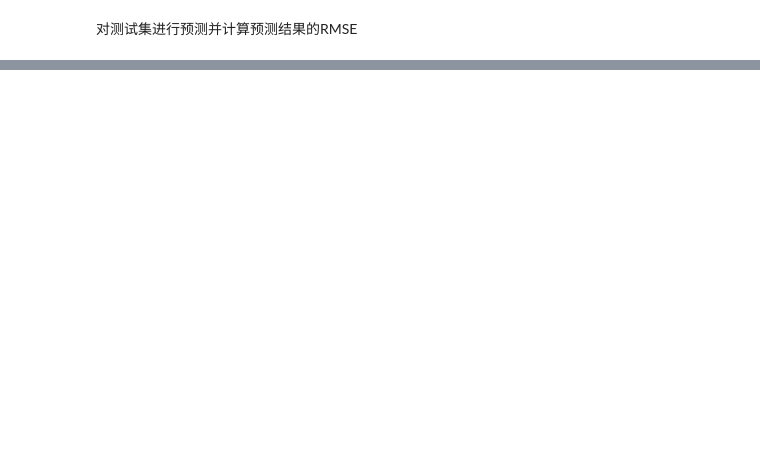
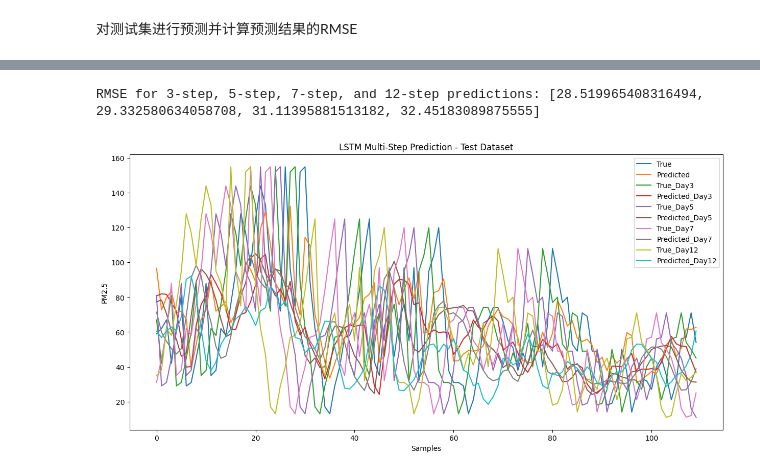
Before and after one commit to 1yangliwen/mathematical-modeling, a Jupyter notebook: C题：空气质量预测.ipynb, the cells around one changed output, grey strips where cells are left out. Cells and saved outputs as stored; diff of their text form; code cells hidden in the pictures; blank space fills up the shorter version.

```diff
--- a/C题：空气质量预测.ipynb
+++ b/C题：空气质量预测.ipynb
@@ -377,0 +648,41 @@ print(f"Test RMSE: {rmse}")
+# %%
+def evaluate_multistep_rmse(y_true, y_pred):
+    rmse = np.sqrt(mean_squared_error(y_true, y_pred))
+    return rmse
+
+def predict_multistep(model, X_test, num_steps):
+    y_pred = model.predict(X_test)
+    return y_pred[:, :num_steps]
+
+# 计算3步、5步、7步、12步预测的RMSE
+steps_to_evaluate = [3, 5, 7, 12]
+rmses = []
+
+#y_pred_multistep = predict_multistep(model, multistep_test_x, num_steps)
+right_side = 110
+for num_steps in steps_to_evaluate:
+    rmse = evaluate_multistep_rmse(multistep_test_y[:right_side, num_steps-1], y_pred_multistep[:right_side, num_steps-1])
+    rmses.append(rmse)
+
+print("RMSE for 3-step, 5-step, 7-step, and 12-step predictions:", rmses)
+
+# 可视化预测结果
+plt.figure(figsize=(15, 7))
+plt.plot(range(len(multistep_test_y[:110, 0])), multistep_test_y[:110, 0], label="True")
+plt.plot(range(len(y_pred_multistep[:110, 0])), y_pred_multistep[:110, 0], label="Predicted")
+plt.plot(range(len(multistep_test_y[:110, 2])), multistep_test_y[:110, 2], label="True_Day3")
+plt.plot(range(len(y_pred_multistep[:110, 2])), y_pred_multistep[:110, 2], label="Predicted_Day3")
+plt.plot(range(len(multistep_test_y[:110, 0])), multistep_test_y[:110, 5], label="True_Day5")
+plt.plot(range(len(y_pred_multistep[:110, 0])), y_pred_multistep[:110, 5], label="Predicted_Day5")
+plt.plot(range(len(multistep_test_y[:110, 0])), multistep_test_y[:110, 7], label="True_Day7")
+plt.plot(range(len(y_pred_multistep[:110, 0])), y_pred_multistep[:110, 7], label="Predicted_Day7")
+plt.plot(range(len(multistep_test_y[:110, 0])), multistep_test_y[:110, 11], label="True_Day12")
+plt.plot(range(len(y_pred_multistep[:110, 0])), y_pred_multistep[:110, 11], label="Predicted_Day12")
+plt.xlabel("Samples")
+plt.ylabel("PM2.5")
+plt.title("LSTM Multi-Step Prediction - Test Dataset")
+plt.legend()
+plt.show()
+# %% [output]
+RMSE for 3-step, 5-step, 7-step, and 12-step predictions: [28.519965408316494, 29.332580634058708, 31.11395881513182, 32.45183089875555]
+[figure, added]
```
Also changed, not shown: parts of 79 cells of this notebook.
